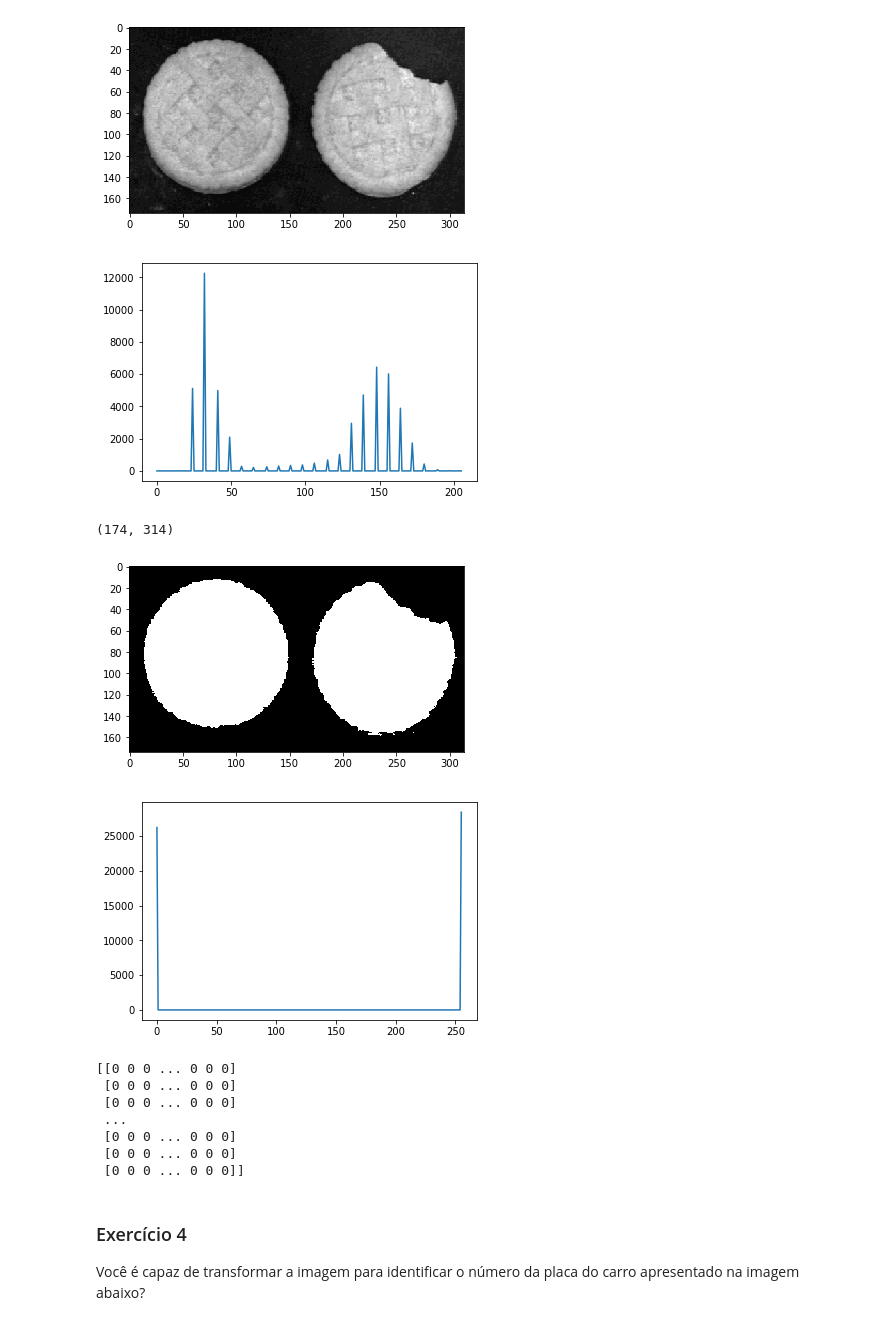
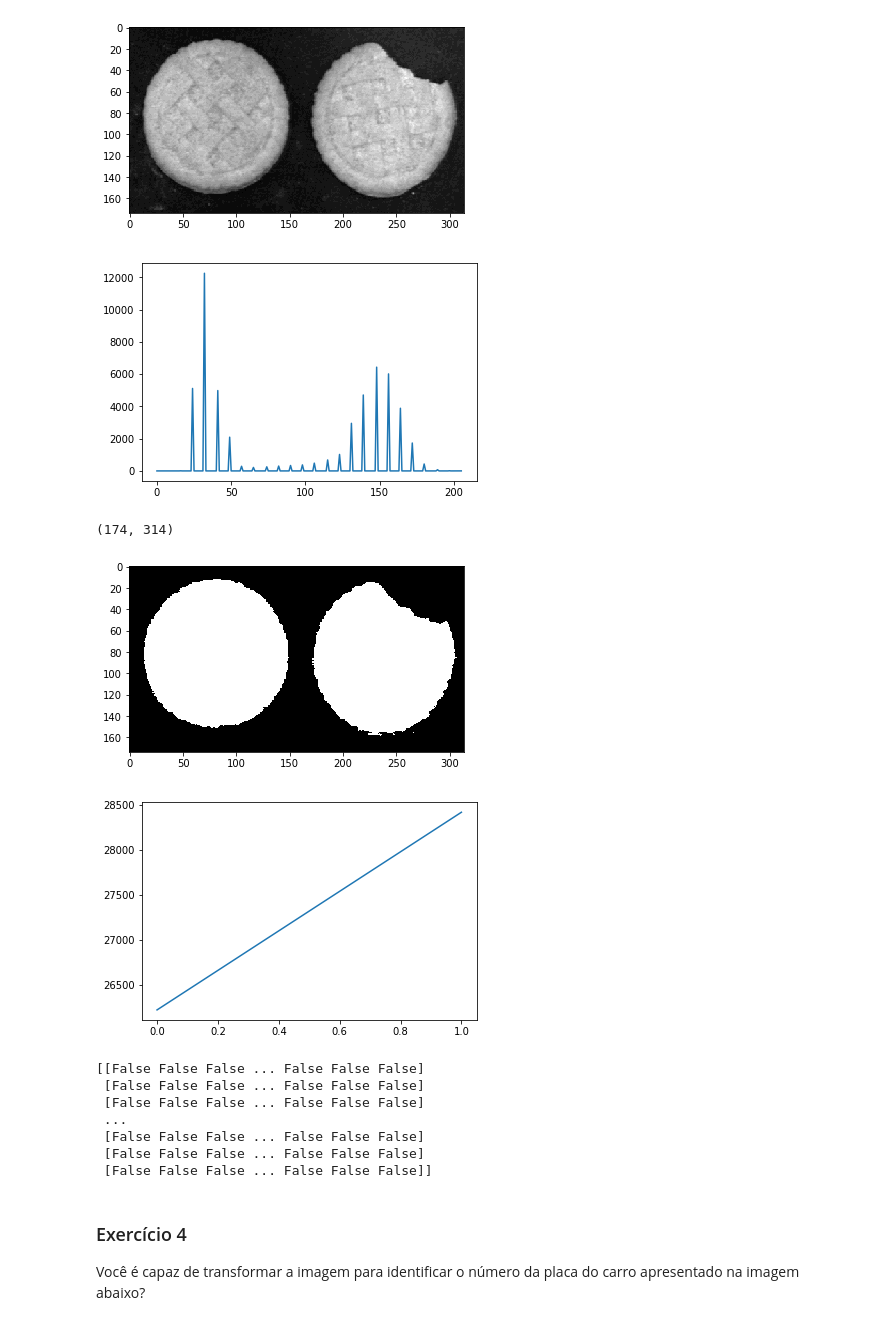
Before and after one commit to ferseiti/ia898, a Jupyter notebook: 2S2018/IA898A_Ex03_FernandoFurusato.ipynb, the cells around one changed output. Cells and saved outputs as stored; diff of their text form; code cells hidden in the pictures.

```diff
--- a/2S2018/IA898A_Ex03_FernandoFurusato.ipynb
+++ b/2S2018/IA898A_Ex03_FernandoFurusato.ipynb
@@ -132,32 +132,32 @@ plt.imshow(f,cmap='gray')
 <matplotlib.image.AxesImage at 0x...>
 [figure]
 # %%
-T = ia.normalize(np.arange(256) > 100)
+T = (np.arange(256) > 100)
 h_cookie, bins_cookie = np.histogram(f, bins=f.max() + 1, range=(0, f.max()))
 plt.plot(h_cookie)
 plt.show()
 print(f.shape)
 
 plt.imshow(T[f], cmap='gray')
 plt.show()
 
 h_cookie, bins_cookie = np.histogram(T[f], bins=T[f].max() + 1, range=(0, T[f].max()))
 plt.plot(h_cookie)
 plt.show()
 
 print(T[f])
 # %% [output]
 [figure]
 (174, 314)
 [figure]
-[figure, old version]
+[figure, new version]
-[[0 0 0 ... 0 0 0]
- [0 0 0 ... 0 0 0]
- [0 0 0 ... 0 0 0]
+[[False False False ... False False False]
+ [False False False ... False False False]
+ [False False False ... False False False]
  ...
- [0 0 0 ... 0 0 0]
- [0 0 0 ... 0 0 0]
- [0 0 0 ... 0 0 0]]
+ [False False False ... False False False]
+ [False False False ... False False False]
+ [False False False ... False False False]]
 # %% [markdown]
 ### Exercício 4
 Você é capaz de transformar a imagem para identificar o número da placa do carro apresentado na imagem abaixo?
```
Also changed, not shown: parts of 3 cells of this notebook, 1 other file.
